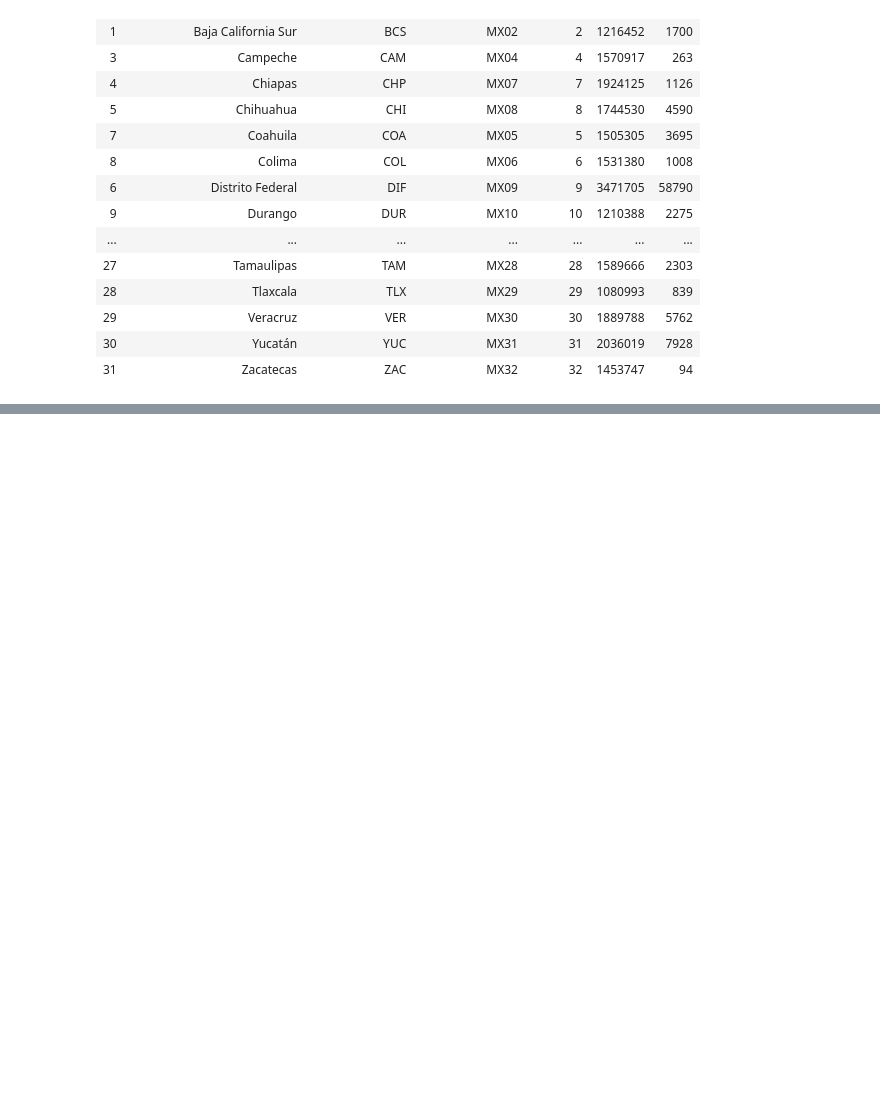
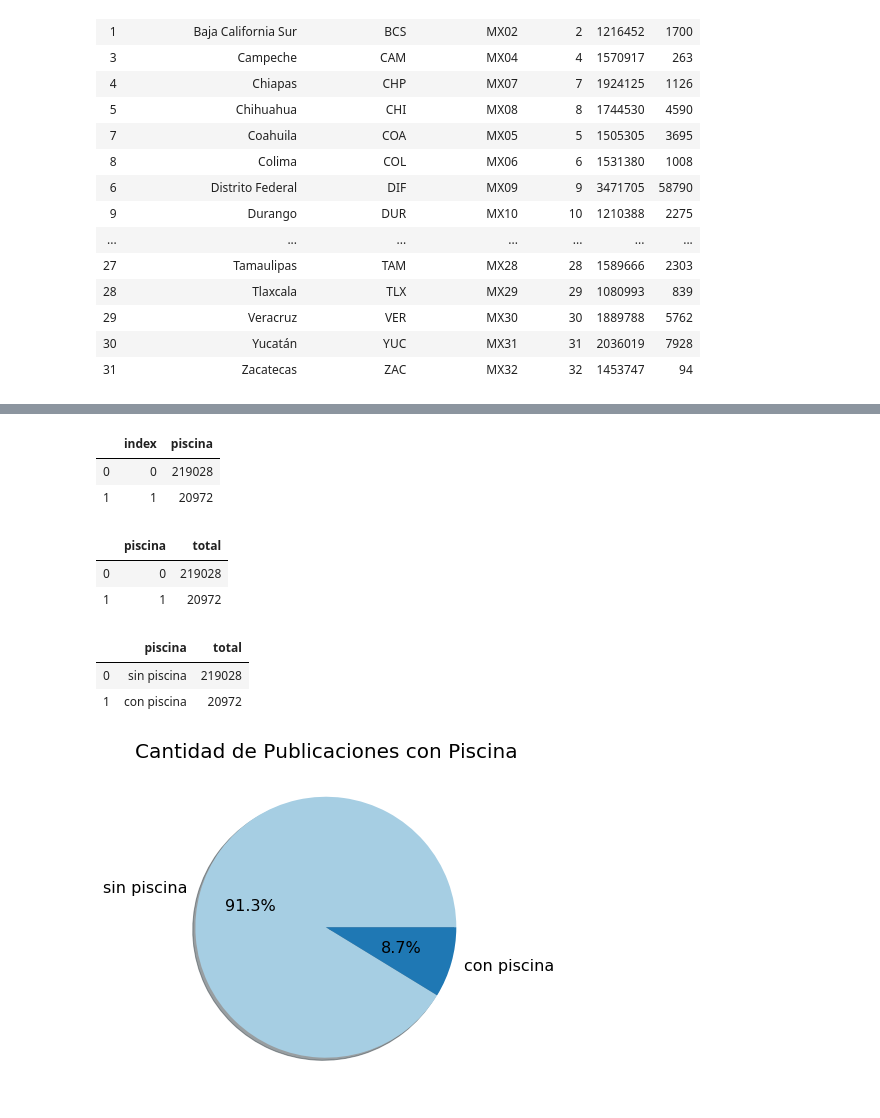
Before and after one commit to cessar5/7506_20192C, a Jupyter notebook: tp1.ipynb, the cells around one changed output, grey strips where cells are left out. Cells and saved outputs as stored; diff of their text form; code cells hidden in the pictures; blank space fills up the shorter version.

```diff
--- a/tp1.ipynb
+++ b/tp1.ipynb
@@ -1791,0 +1845,32 @@ m7
+# %%
+dfZP_piscina = dfZP['piscina'].value_counts()
+dfZP_piscina = dfZP_piscina.reset_index()
+dfZP_piscina
+# %% [output]
+|  | index | piscina |
+| 0 | 0 | 219028 |
+| 1 | 1 | 20972 |
+# %%
+dfZP_piscina.rename(columns={'index': 'piscina','piscina': 'total'}, inplace=True)
+dfZP_piscina
+# %% [output]
+|  | piscina | total |
+| 0 | 0 | 219028 |
+| 1 | 1 | 20972 |
+# %%
+dfZP_piscina['piscina'] = dfZP_piscina['piscina'].map({0: 'sin piscina', 1: 'con piscina'})
+dfZP_piscina
+# %% [output]
+|  | piscina | total |
+| 0 | sin piscina | 219028 |
+| 1 | con piscina | 20972 |
+# %%
+paired_colors = plt.cm.Paired(range(len(dfZP_gimnasio)))
+
+fig, ax = plt.subplots(figsize=(6, 6))
+
+plt.pie(dfZP_piscina['total'], textprops={'fontsize': 16} ,  colors=paired_colors, labels=dfZP_piscina['piscina'], autopct='%1.1f%%', counterclock=True, shadow=True)
+plt.title('Cantidad de Publicaciones con Piscina', fontsize=20)
+plt.show()
+# %% [output]
+[figure, added]
```
Also changed, not shown: parts of 9 cells of this notebook.
